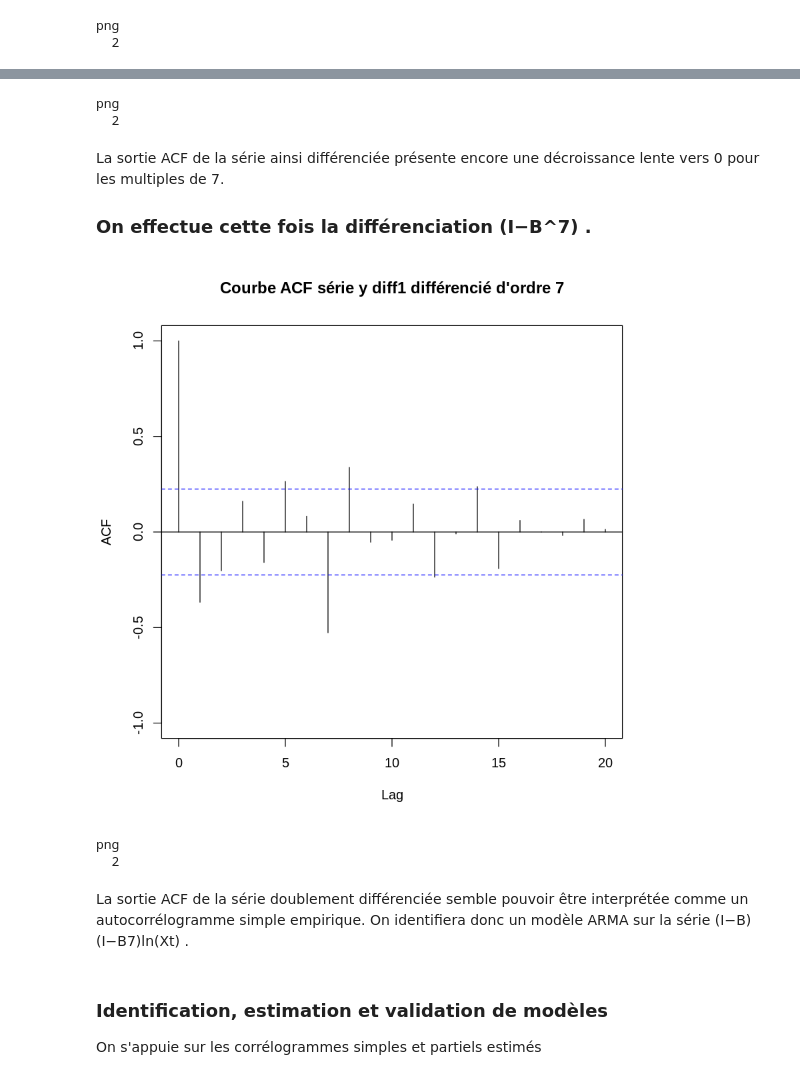
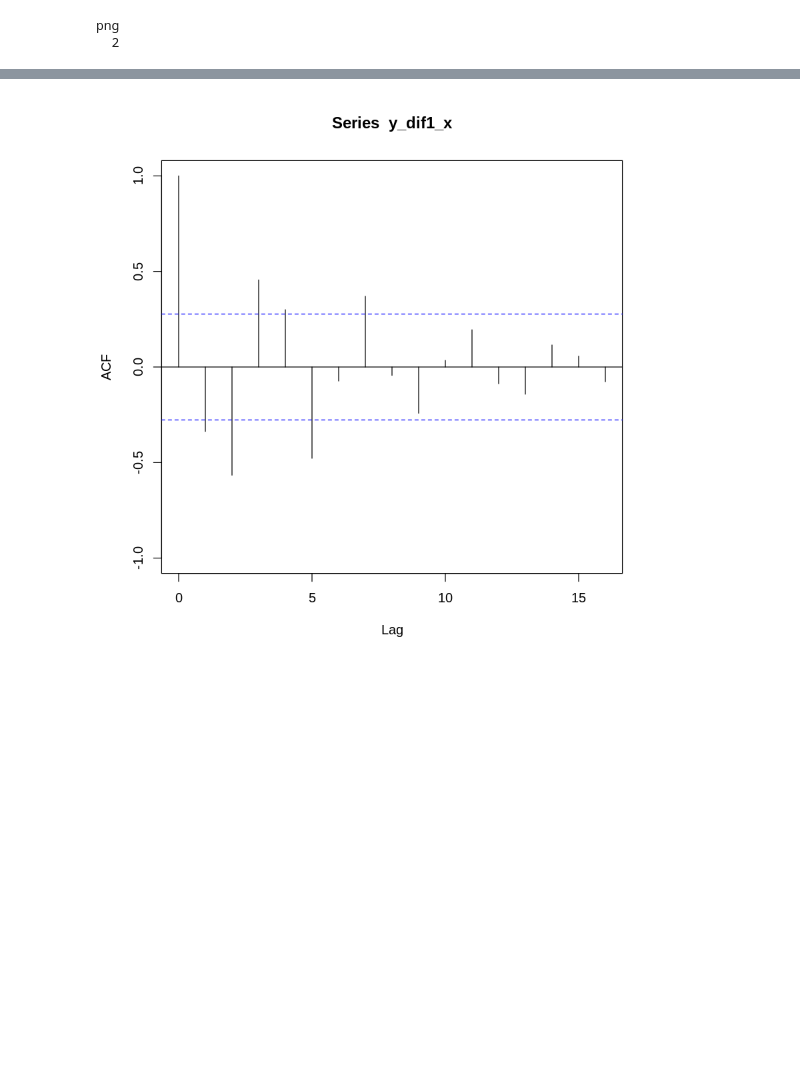
Before and after one commit to Silvock/projet_9_temporal_series, a Jupyter notebook: notebook/analyse.ipynb, the cells around one changed output, grey strips where cells are left out. Saved outputs shown, nothing was run; the diff lists cells and outputs as text; code cells hidden in the pictures; blank space fills up the shorter version.

```diff
--- a/notebook/analyse.ipynb
+++ b/notebook/analyse.ipynb
@@ -457,9 +473,11 @@ Pour les processus MA(q), les autocorrélations partielles convergent vers 0 à
+# %%
+df_energie_ts_cem_cvs1 <- na.remove(df_energie_ts_cem_cvs1)
 # %%
-x = df_energie_ts_cem
-y = log(x)
+x = df_energie_ts_cem_cvs1
+y = log(x) # On stabilise la variance
 # %%
-acf = acf(y,lag.max=20,plot=FALSE)
-acf$lag = acf$lag*12
+acf = acf(y,plot=FALSE)
+#acf$lag = acf$lag*12
 
 plot(acf,ylim=c(-1,1),main="Coube ACF Serie log énergie corrigée de l'effet météo")
 # %% [output]
@@ -477,8 +494,4 @@ La sortie ACF présente une décroissance lente vers 0, ce qui traduit un probl
 # %%
 y_dif1=diff(y,lag=1,differences = 1)
-
-acf = acf(y_dif1,lag.max=20,plot=FALSE)
-acf$lag = acf$lag*12
-
-plot(acf,ylim=c(-1,1),main="Courbe ACF Série y différenciée d'ordre 1 ")
+plot(acf(y_dif1,plot=FALSE),ylim=c(-1,1))
 # %% [output]
@@ -486,32 +499,5 @@ plot(acf,ylim=c(-1,1),main="Courbe ACF Série y différenciée d'ordre 1 ")
-# %%
-png(filename='../presentation/images/courbe_acf_2.png')
-plot(acf,ylim=c(-1,1),main="Courbe ACF Série y différenciée d'ordre 1 ")
-dev.off()
-# %% [output]
-png
-  2
-# %% [markdown]
-La sortie ACF de la série ainsi différenciée présente encore une décroissance lente vers 0 pour les multiples de 7.
-### On effectue cette fois la différenciation (I−B^7) .
 # %%
-y_dif_1_7=diff(y_dif1,lag=7,differences=1)
-
-acf = acf(y_dif_1_7,lag.max=20,plot=FALSE)
-acf$lag = acf$lag*12
-
-plot(acf,ylim=c(-1,1),main="Courbe ACF série y diff1 différencié d'ordre 7")
+y_dif1_x=diff(y_dif1,lag=5,differences = 1)
+plot(acf(y_dif1_x,plot=FALSE),ylim=c(-1,1))
 # %% [output]
-[figure, old version]
+[figure, new version]
-# %%
-png(filename='../presentation/images/courbe_acf_3.png')
-plot(acf,ylim=c(-1,1),main="Courbe ACF série y diff1 différencié d'ordre 7")
-dev.off()
-# %% [output]
-png
-  2
-# %% [markdown]
-La sortie ACF de la série doublement différenciée semble pouvoir être interprétée comme un autocorrélogramme simple empirique.
-On identifiera donc un modèle ARMA sur la série  (I−B)(I−B7)ln(Xt) .
-# %% [markdown]
-### Identification, estimation et validation de modèles
-On s'appuie sur les corrélogrammes simples et partiels estimés
```
Also changed, not shown: parts of 44 cells of this notebook, 8 other files.
